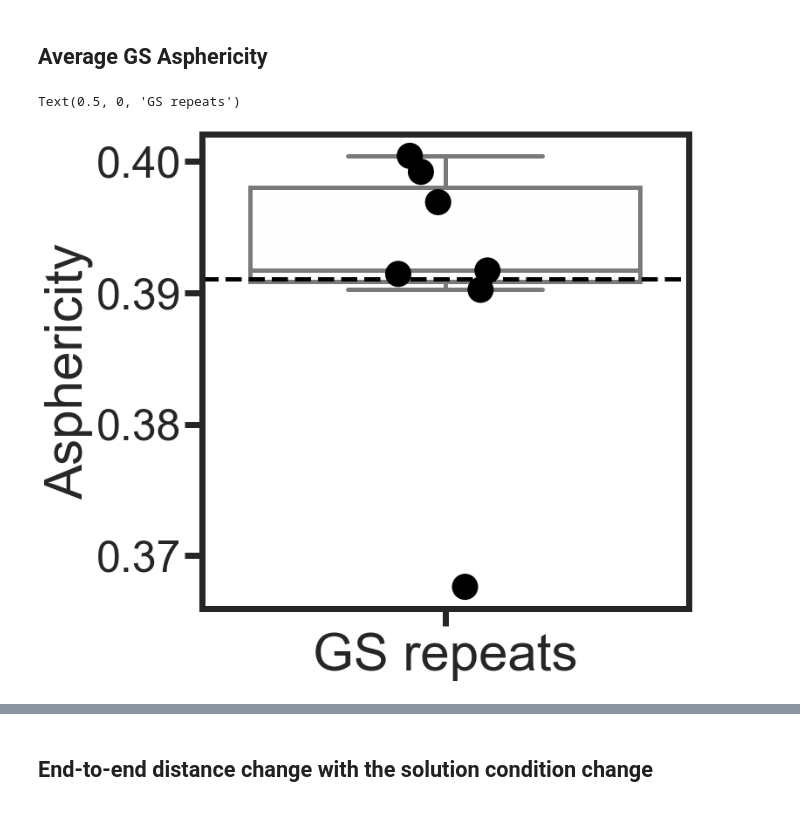
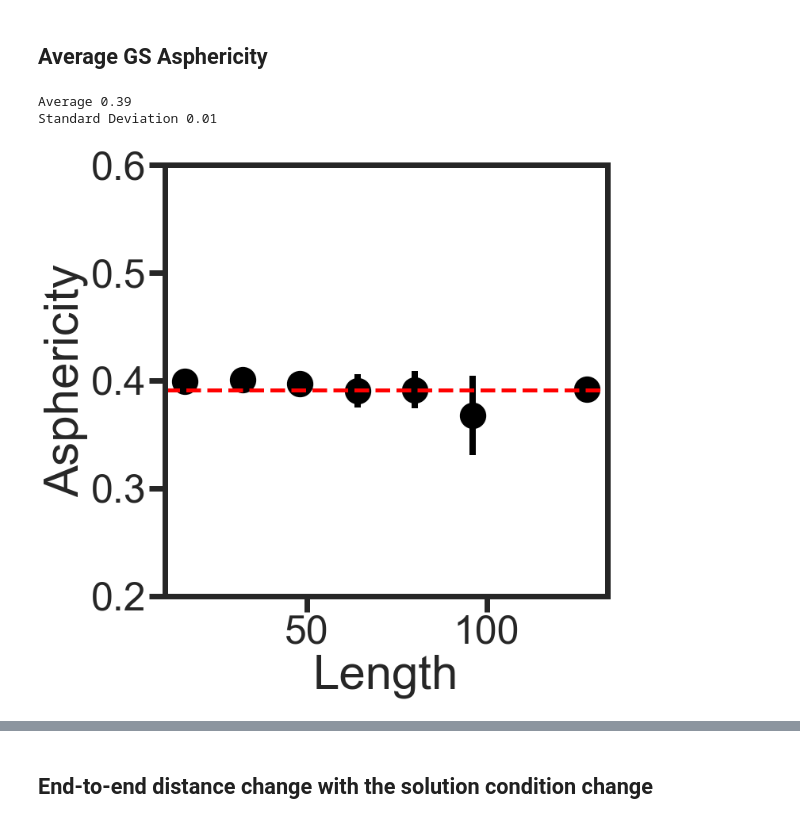
Before and after one commit to sukeniklab/Entropic_Force, a Jupyter notebook: Entropy_Force_raw_data/Publication_Disprot_database.ipynb, the cells around one changed output, grey strips where cells are left out. Cells and saved outputs as stored; diff of their text form; code cells hidden in the pictures.

```diff
--- a/Entropy_Force_raw_data/Publication_Disprot_database.ipynb
+++ b/Entropy_Force_raw_data/Publication_Disprot_database.ipynb
@@ -37,13 +37,13 @@ os.chdir(path)
 # PyPlot Setup
 sns.set_theme(style="ticks", palette="pastel")
 import matplotlib as mpl
-plt.style.use(r'F:\DATA_F\JPCB_fig\publish.mplstyple')
+plt.style.use(r'F:\DATA_F\JPCB_fig_publish\publish.mplstyple')
 #plt.style.use(os.path.join(path,'publish.mplstyple'))
 # %%
 # Save figure
-def save_to_svg(filename, root_path='F:\DATA_F\JPCB_fig'):
+def save_to_svg(filename, root_path='F:\DATA_F\JPCB_fig_publish'):
     plt.savefig(os.path.join(root_path,filename))
-#def save_to_svg(filename, root_path=os.paty.join(path,'JPCB_fig')):
+#def save_to_svg(filename, root_path=os.paty.join(path,'JPCB_fig_publish')):
 #    plt.savefig(os.path.join(root_path,filename))
 # %% [markdown]
 ## Load Data
@@ -305,7 +301,8 @@ def entropy_plot_average(x_axis,x_column='Rs',xlim=(0.5,4)):
     plt.scatter(x=subset_gs[x_column],y=np.log(subset_gs['Omega2/Omega1']),color='red',s=200, label='GS Repeats')
     plt.plot(x_predict,np.log(y_predict),'r-')
     plt.xlim(xlim)
-    plt.ylabel(f'ln $\Omega_T/\Omega_U$ ')
+    #plt.ylabel(f'ln $\Omega_T/\Omega_U$ ')
+    plt.ylabel('$\Delta S/k$ ')
     plt.locator_params(axis='x',nbins=5)
     plt.legend()
     return subset_larger.index.to_series().reset_index(drop=True), subset_smaller.index.to_series().reset_index(drop=True)
@@ -397,7 +392,8 @@ def entropy_plot_asphericity(x_column,xlim=(-1.1,1.1)):
     plt.scatter(x=subset_smaller[x_column],y=np.log(subset_smaller['Omega2/Omega1']),s=200,color='blue',label='Stronger force')
     plt.scatter(x=subset_gs[x_column],y=np.log(subset_gs['Omega2/Omega1']),s=200,color='red',label='GS Repeats')
     plt.xlim(xlim)
-    plt.ylabel(f'ln $\Omega_T/\Omega_U$')
+    #plt.ylabel(f'ln $\Omega_T/\Omega_U$')
+    plt.ylabel('$\Delta S/k$')
     plt.locator_params(axis='x', nbins=5)
     return subset_gs
 # %%
@@ -569,19 +575,20 @@ Text(0.5, 1.0, '$R_{ee}=0.55N^{0.48}$')
 # %%
 subset_gs=subset_gs.reset_index()
 subset_gs['length']=subset_gs['Protein'].str.extract('(\d+)').astype(int)*2
-subset_gs.sort_values(by=['length'])
-ax=sns.boxplot(y='Rs',data=subset_gs,showfliers = False)
-for patch in ax.patches:
-    fc = patch.get_facecolor()
-    patch.set_facecolor(mpl.colors.to_rgba(fc,0.01))
-sns.stripplot(y='Rs',data=subset_gs,s=30,color='black')
-plt.axhline(y=subset_gs.describe().loc['mean','Rs'],color='black',linestyle='--')
+subset_gs.sort_values(by=['length'],inplace=True)
+plt.scatter(x='length',y='Rs',data=subset_gs, s=800, color='black',linewidth=5)
+plt.errorbar(x='length',y='Rs',yerr='Sd',data=subset_gs,linewidth=8,ls='',ms=30,color='black')
+plt.axhline(y=subset_gs.describe().loc['mean','Rs'],color='red',linestyle='--')
+print('Average {:.2f}'.format(subset_gs.describe().loc['mean','Rs']))
+print('Standard Deviation {:.2f}'.format(subset_gs.describe().loc['std','Rs']))
+plt.ylim(0.2,0.6)
 plt.ylabel('Asphericity')
-plt.xlabel('GS repeats')
-#save_to_svg('FigS3.png')
+plt.xlabel('Length')
+save_to_svg('FigS2.svg')
 # %% [output]
-Text(0.5, 0, 'GS repeats')
+Average 0.39
+Standard Deviation 0.01
-[figure, old version]
+[figure, new version]
 # %%
 subset_gs.describe()
 # %% [output]
```
Also changed, not shown: parts of 18 cells of this notebook, 2 other files.
